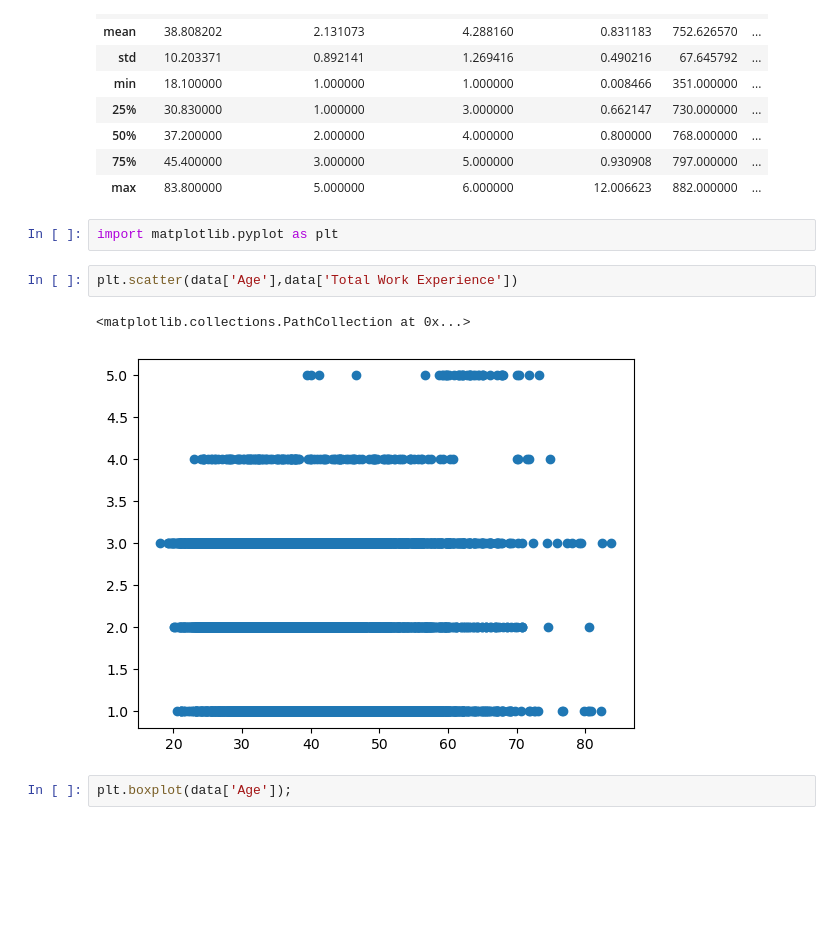
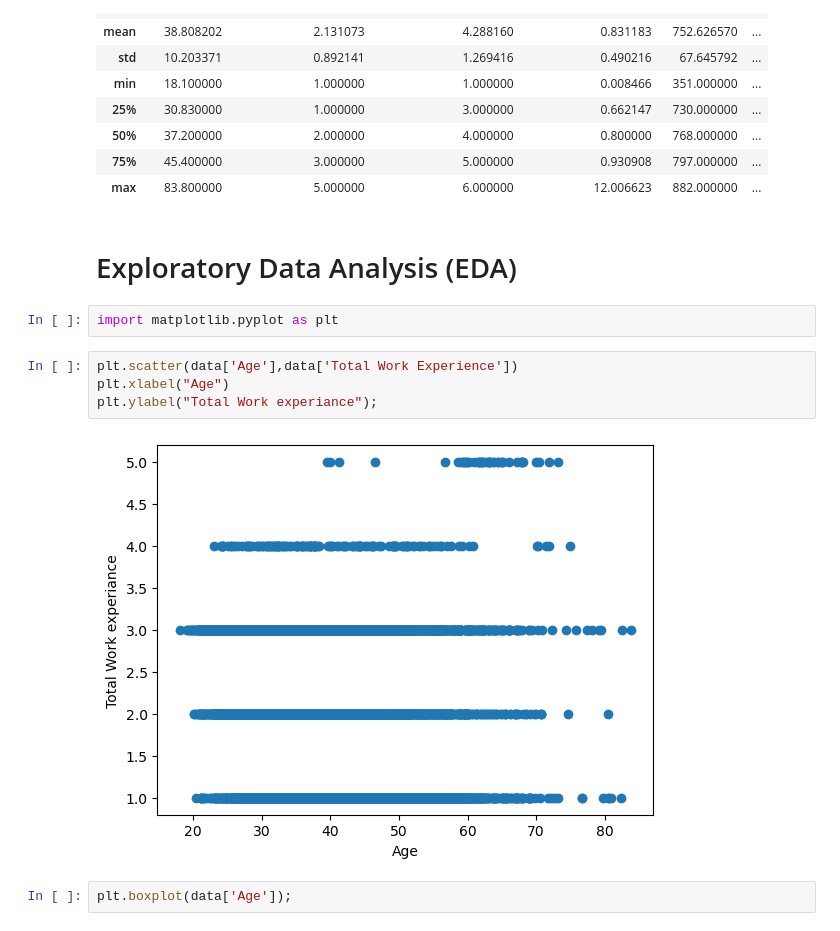
Before and after one commit to 21D21/KNN-Loan-Applicant-Credit-Risk-Analysis, a Jupyter notebook: KNN Loan Applicant Credit Risk Analysis.ipynb, the cells around one changed output. Drawn from its saved outputs; the diff is of its cells as text; blank space fills up the shorter version.

```diff
--- a/KNN Loan Applicant Credit Risk Analysis.ipynb
+++ b/KNN Loan Applicant Credit Risk Analysis.ipynb
@@ -134,13 +67,16 @@ data.describe()
 | 50% | 37.200000 | 2.000000 | 4.000000 | 0.800000 | 768.000000 | ... |
 | 75% | 45.400000 | 3.000000 | 5.000000 | 0.930908 | 797.000000 | ... |
 | max | 83.800000 | 5.000000 | 6.000000 | 12.006623 | 882.000000 | ... |
+# %% [markdown]
+#  Exploratory Data Analysis (EDA)
 # %%
 import matplotlib.pyplot as plt
 # %%
 plt.scatter(data['Age'],data['Total Work Experience'])
+plt.xlabel("Age")
+plt.ylabel("Total Work experiance");
 # %% [output]
-<matplotlib.collections.PathCollection at 0x...>
-[figure, old version]
+[figure, new version]
 # %%
 plt.boxplot(data['Age']);
 # %% [output]
```
Also changed, not shown: parts of 36 cells of this notebook.
